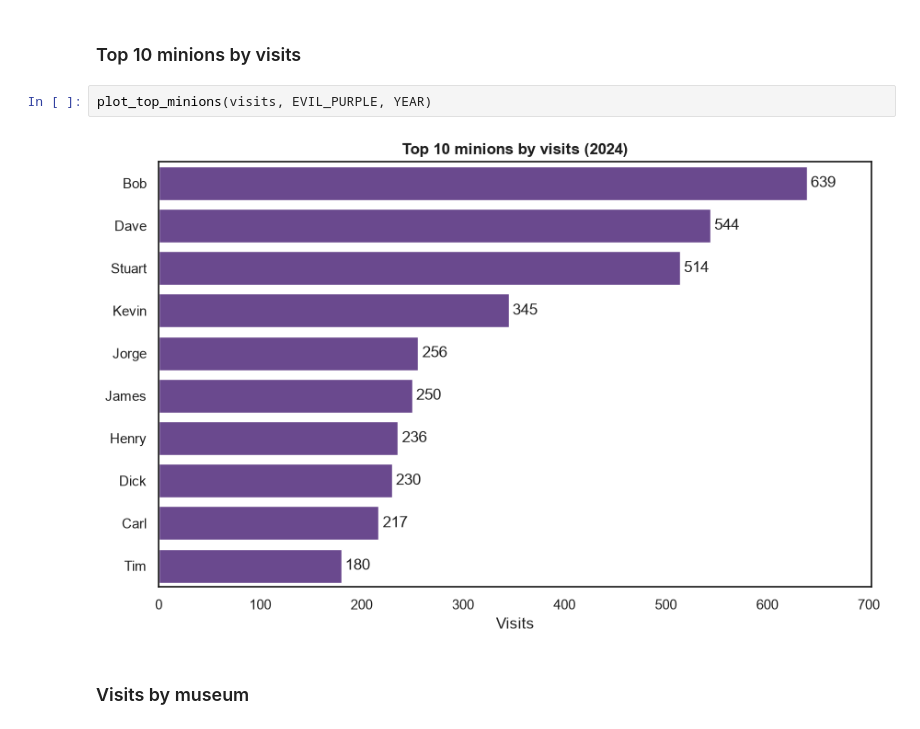
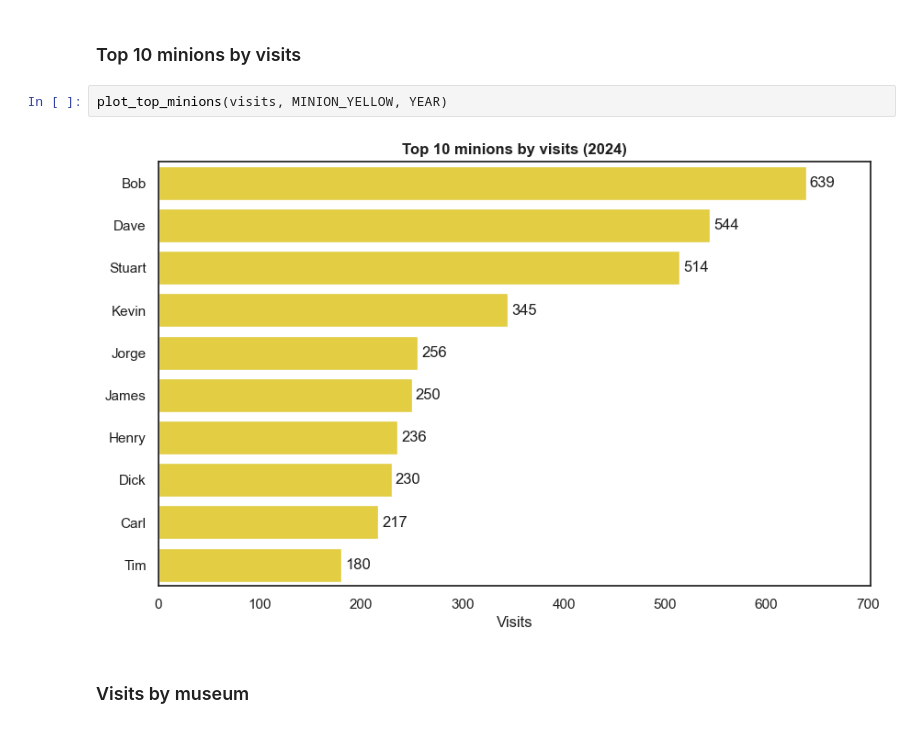
Before and after one commit to calvin4370/minions-visitorship, a Jupyter notebook: session2-lab/analysis.ipynb, the cells around one changed output. Cells and saved outputs as stored; diff of their text form.

Commit message:
test: change colour of top minions plot

```diff
--- a/session2-lab/analysis.ipynb
+++ b/session2-lab/analysis.ipynb
@@ -65,9 +65,9 @@ visits.head()
 # %% [markdown]
 ### Top 10 minions by visits
 # %%
-plot_top_minions(visits, EVIL_PURPLE, YEAR)
+plot_top_minions(visits, MINION_YELLOW, YEAR)
 # %% [output]
-[figure, old version]
+[figure, new version]
 # %% [markdown]
 ### Visits by museum
 # %%
```
Also changed, not shown: parts of 1 cell of this notebook, 1 other file.
